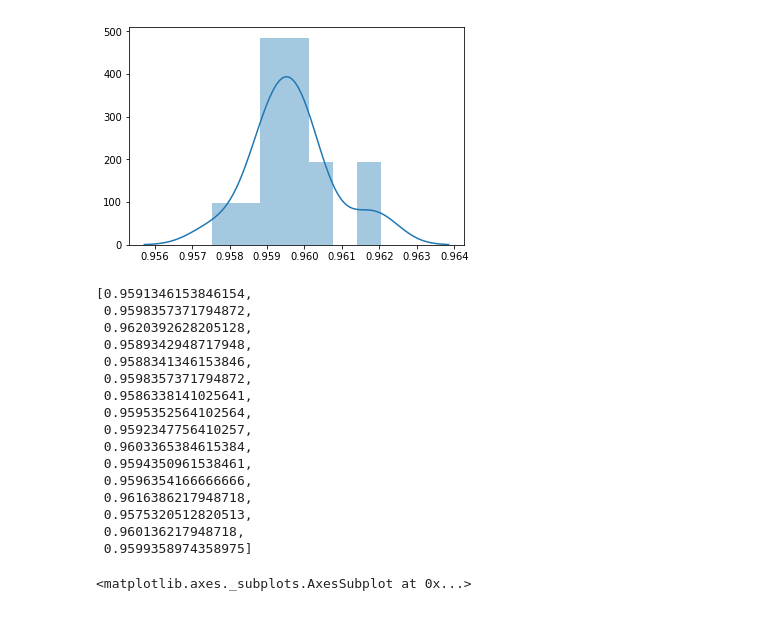
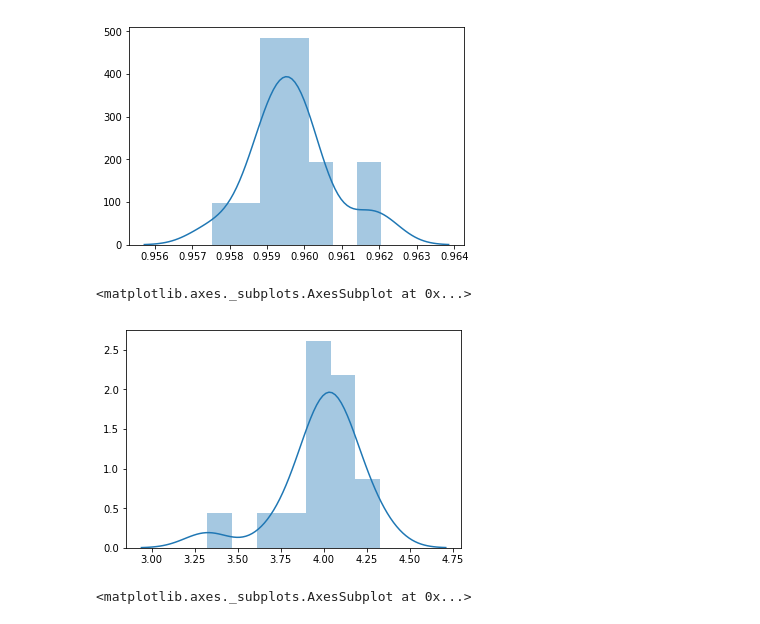
Before and after one commit to liangw6/byteps, a Jupyter notebook: example/pytorch/inference_utils/data_analysis.ipynb, the cells around one changed output. Drawn from its saved outputs; the diff is of its cells as text; code cells hidden in the pictures.

```diff
--- a/example/pytorch/inference_utils/data_analysis.ipynb
+++ b/example/pytorch/inference_utils/data_analysis.ipynb
@@ -22,25 +22,12 @@ sns.distplot(average_accuracy_per_worker)
 # %% [output]
 <matplotlib.axes._subplots.AxesSubplot at 0x...>
 [figure]
-# %%
-average_accuracy_per_worker
-# %% [output]
-[0.9591346153846154,
- 0.9598357371794872,
- 0.9620392628205128,
- 0.9589342948717948,
- 0.9588341346153846,
- 0.9598357371794872,
- 0.9586338141025641,
- 0.9595352564102564,
- 0.9592347756410257,
- 0.9603365384615384,
- 0.9594350961538461,
- 0.9596354166666666,
- 0.9616386217948718,
- 0.9575320512820513,
- 0.960136217948718,
- 0.9599358974358975]
+# %%
+aggregate_latency_per_worker = [sum(i[1]) for i in inferece_stats]
+sns.distplot(aggregate_latency_per_worker)
+# %% [output]
+<matplotlib.axes._subplots.AxesSubplot at 0x...>
+[figure, added]
 # %%
 sns.distplot(all_request_latency)
 # %% [output]
```
Also changed, not shown: 1 other file.
